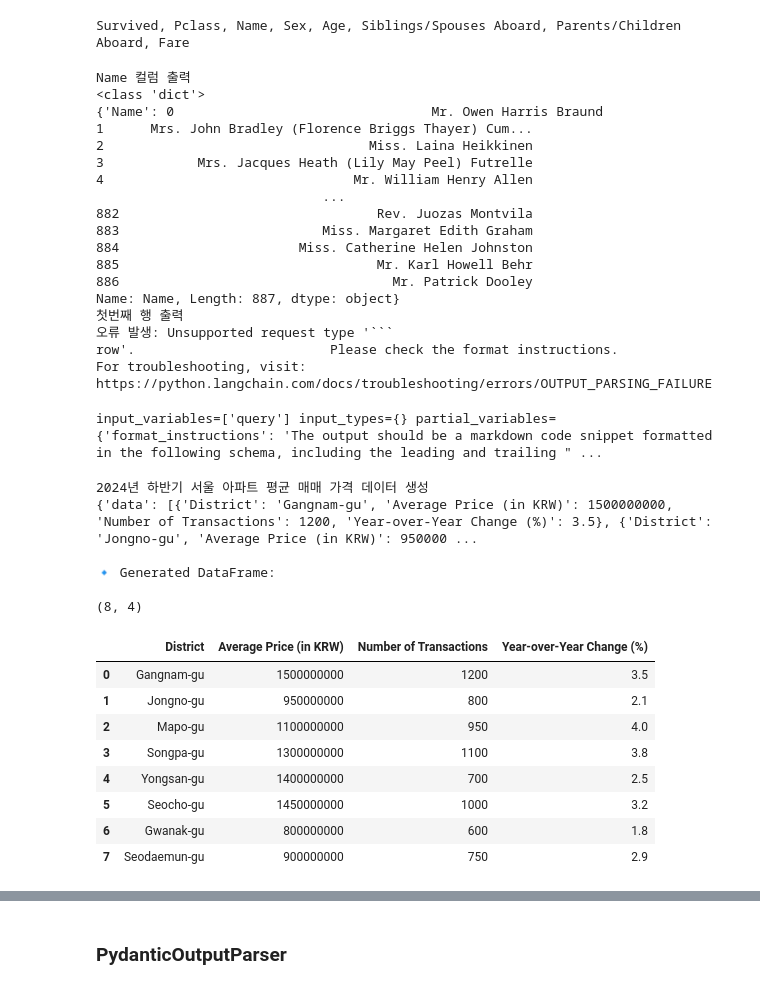
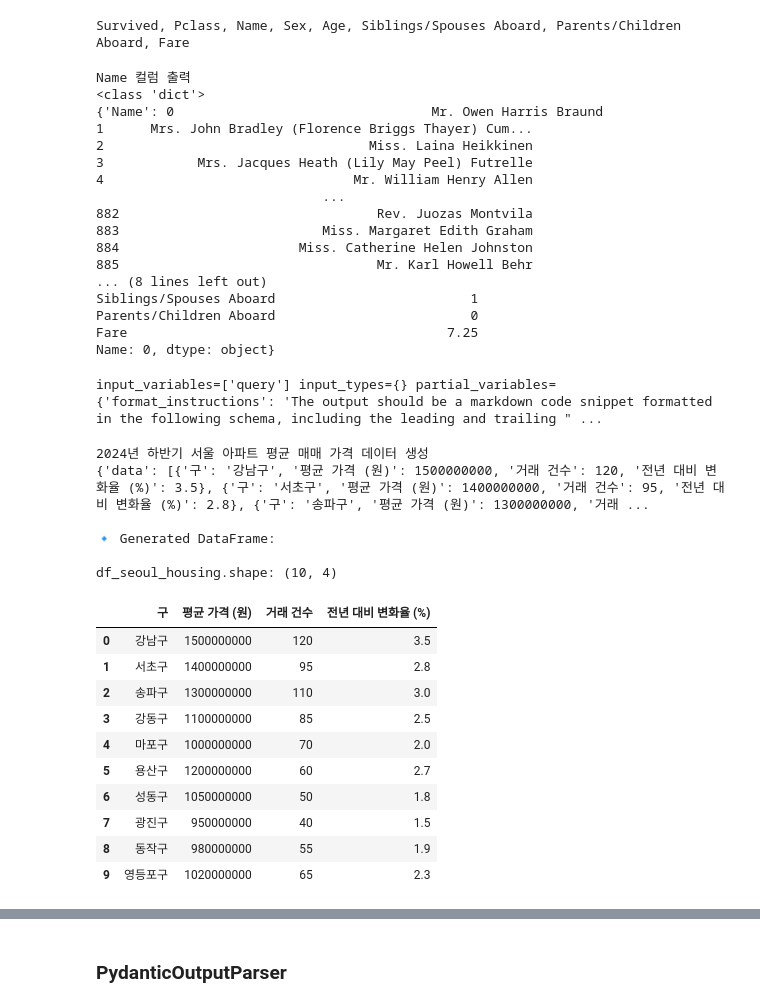
Before and after one commit to ikh0120/llm_langChain_app, a Jupyter notebook: groq_llm연동_OuptutParser.ipynb, the cells around one changed output, grey strips where cells are left out. Saved outputs shown, nothing was run; the diff lists cells and outputs as text; code cells hidden in the pictures.

````diff
--- a/groq_llm연동_OuptutParser.ipynb
+++ b/groq_llm연동_OuptutParser.ipynb
@@ -182,13 +211,14 @@ model = ChatOpenAI(temperature=0, model_name="gpt-4o")
 # 프롬프트 템플릿 설정
 prompt = PromptTemplate(
     template="""
-    You are a helpful assistant that interacts with a Pandas DataFrame.
-    The DataFrame contains the following columns: {columns}.
+    당신은 Pandas DataFrame과 상호작용하는 유용한 AI 비서입니다.
+    이 DataFrame은 다음 컬럼들을 포함합니다: {columns}.
 
-    Your task is to answer the user's query by generating a command in the following format:
+    당신의 임무는 사용자의 질의에 대해 다음 형식으로 명령어를 생성하여 답변하는 것입니다:
+    꼭 한글의 입력을 받았을 때 영어로 번역해서 질문을 받아주세요.
     {format_instructions}
 
-    User Query: {query}
+    사용자 질의: {query}
     """,
     input_variables=["query"],
     partial_variables={
@@ -201,7 +231,6 @@ print(prompt.partial_variables['columns'])
 # %% [output]
 Survived, Pclass, Name, Sex, Age, Siblings/Spouses Aboard, Parents/Children Aboard, Fare
 # %%
-# 계속 오류 생김김
 # 체인 생성
 chain = prompt | model | parser
 
@@ -209,7 +238,7 @@ chain = prompt | model | parser
 try:
     # **Name 열을 표시하십시오.**
     print('Name 컬럼 출력')
-    df_query = "Show the Name column"
+    df_query = "Name 컬럼을 보여주세요. "
 
     parser_output = chain.invoke({"query": df_query})
     print(type(parser_output))
@@ -217,7 +246,7 @@ try:
 
     # **첫번째 행을 표시하십시오.**
     print('첫번째 행 출력')
-    df_query2 = "Show first row"
+    df_query2 = "첫 번째 행을 보여주세요. "
 
     parser_output2 = chain.invoke({"query": df_query2})
     print(parser_output2)
@@ -237,12 +266,11 @@ Name 컬럼 출력
 883                          Miss. Margaret Edith Graham
 884                       Miss. Catherine Helen Johnston
 885                                 Mr. Karl Howell Behr
-886                                   Mr. Patrick Dooley
-Name: Name, Length: 887, dtype: object}
-첫번째 행 출력
-오류 발생: Unsupported request type '```
-row'.                         Please check the format instructions.
-For troubleshooting, visit: https://python.langchain.com/docs/troubleshooting/errors/OUTPUT_PARSING_FAILURE
+... (8 lines left out)
+Siblings/Spouses Aboard                         1
+Parents/Children Aboard                         0
+Fare                                         7.25
+Name: 0, dtype: object}
 # %%
 import pandas as pd
 from langchain.output_parsers import StructuredOutputParser, ResponseSchema
@@ -259,27 +287,33 @@ model = ChatOpenAI(temperature=0, model_name="gpt-4o")
 
 # 응답 스키마 정의 {data: [{}, {}, {}] }
 response_schemas = [
-    ResponseSchema(name="data", description="A list of dictionaries representing table rows."),
+    ResponseSchema(name="data", description="테이블의 행을 나타내는 딕셔너리들의 목록입니다."),
 ]
-
 # Output Parser 설정
 parser = StructuredOutputParser.from_response_schemas(response_schemas)
 
+# print(parser)
+# print()
+# print(parser.get_format_instructions())
+# print()
 # 프롬프트 템플릿 설정
 prompt = PromptTemplate(
     template="""
-    You are an AI assistant that generates tabular data.
-    You must return the data in JSON format that follows this schema:
+    당신은 테이블 형태의 데이터를 생성하는 AI 비서입니다.
+    데이터는 반드시 다음 스키마를 따르는 JSON 형식으로 반환되어야 합니다:
 
     {format_instructions}
 
-    **User Query:**
+    **사용자 질의:**
     {query}
     """,
     input_variables=["query"],
     partial_variables={"format_instructions": parser.get_format_instructions()},
 )
 print(prompt)
+# print()
+# print(parser.get_format_instructions())
+# print()
 # %% [output]
 input_variables=['query'] input_types={} partial_variables={'format_instructions': 'The output should be a markdown code snippet formatted in the following schema, including the leading and trailing " ...
 # %%
@@ -306,27 +340,30 @@ def generate_dataframe(user_query):
 # %%
 # [예제 1] 2024년 하하반기 서울 아파트 평균 매매 가격 데이터 생성
 print('2024년 하반기 서울 아파트 평균 매매 가격 데이터 생성')
 df_seoul_housing = generate_dataframe(
-    "Create a dataset of the average apartment sale prices in Seoul for the secound half of 2024 with columns: District (구), Average Price (in KRW), Number of Transactions, and Year-over-Year Change (%)."
+    "2024년 하반기 서울 아파트 평균 매매 가격 데이터셋을 생성해줘. "+
+    "컬럼은 구, 평균 가격 (원), 거래 건수, 전년 대비 변화율 (%)로 구성해줘."
 )
-print(df_seoul_housing.shape)
+print(f"df_seoul_housing.shape: {df_seoul_housing.shape}")
 df_seoul_housing
 # %% [output]
 2024년 하반기 서울 아파트 평균 매매 가격 데이터 생성
-{'data': [{'District': 'Gangnam-gu', 'Average Price (in KRW)': 1500000000, 'Number of Transactions': 1200, 'Year-over-Year Change (%)': 3.5}, {'District': 'Jongno-gu', 'Average Price (in KRW)': 950000 ...
+{'data': [{'구': '강남구', '평균 가격 (원)': 1500000000, '거래 건수': 120, '전년 대비 변화율 (%)': 3.5}, {'구': '서초구', '평균 가격 (원)': 1400000000, '거래 건수': 95, '전년 대비 변화율 (%)': 2.8}, {'구': '송파구', '평균 가격 (원)': 1300000000, '거래 ...
 
 🔹 Generated DataFrame:
 
-(8, 4)
+df_seoul_housing.shape: (10, 4)
-|  | District | Average Price (in KRW) | Number of Transactions | Year-over-Year Change (%) |
-| 0 | Gangnam-gu | 1500000000 | 1200 | 3.5 |
-| 1 | Jongno-gu | 950000000 | 800 | 2.1 |
-| 2 | Mapo-gu | 1100000000 | 950 | 4.0 |
-| 3 | Songpa-gu | 1300000000 | 1100 | 3.8 |
-| 4 | Yongsan-gu | 1400000000 | 700 | 2.5 |
-| 5 | Seocho-gu | 1450000000 | 1000 | 3.2 |
-| 6 | Gwanak-gu | 800000000 | 600 | 1.8 |
-| 7 | Seodaemun-gu | 900000000 | 750 | 2.9 |
+|  | 구 | 평균 가격 (원) | 거래 건수 | 전년 대비 변화율 (%) |
+| 0 | 강남구 | 1500000000 | 120 | 3.5 |
+| 1 | 서초구 | 1400000000 | 95 | 2.8 |
+| 2 | 송파구 | 1300000000 | 110 | 3.0 |
+| 3 | 강동구 | 1100000000 | 85 | 2.5 |
+| 4 | 마포구 | 1000000000 | 70 | 2.0 |
+| 5 | 용산구 | 1200000000 | 60 | 2.7 |
+| 6 | 성동구 | 1050000000 | 50 | 1.8 |
+| 7 | 광진구 | 950000000 | 40 | 1.5 |
+| 8 | 동작구 | 980000000 | 55 | 1.9 |
+| 9 | 영등포구 | 1020000000 | 65 | 2.3 |
 # %%
 # [예제 2] 2024년 서울 지하철역별 유동 인구 데이터
 print('2024년 서울 지하철역별 유동 인구 데이터')
````
Also changed, not shown: parts of 5 cells of this notebook, 8 other files.
